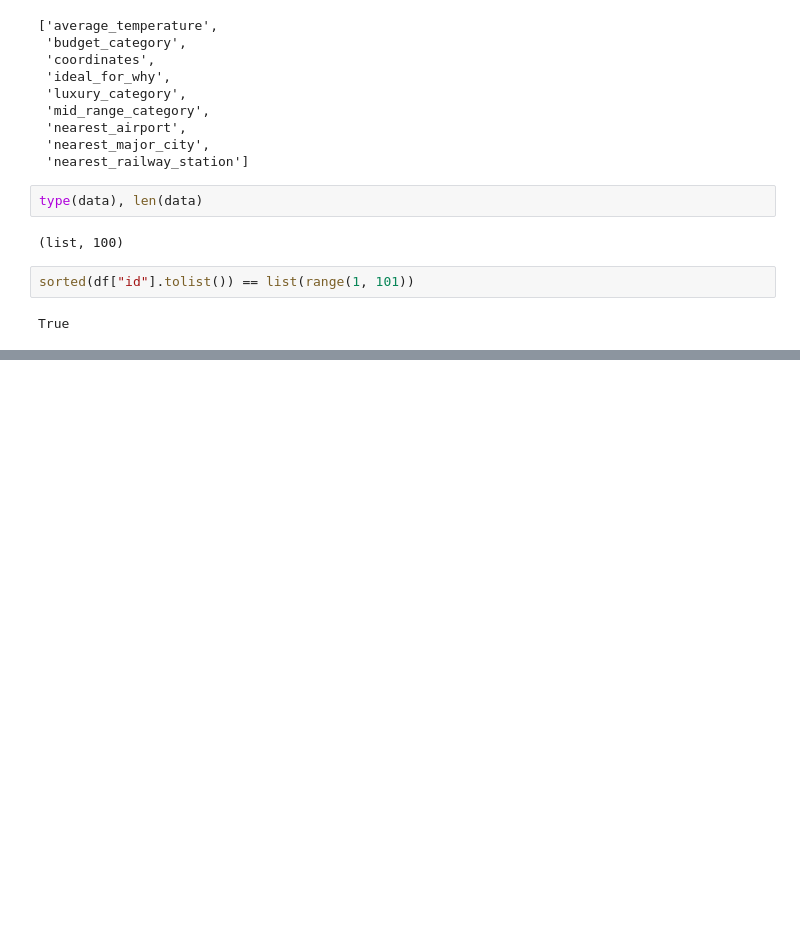
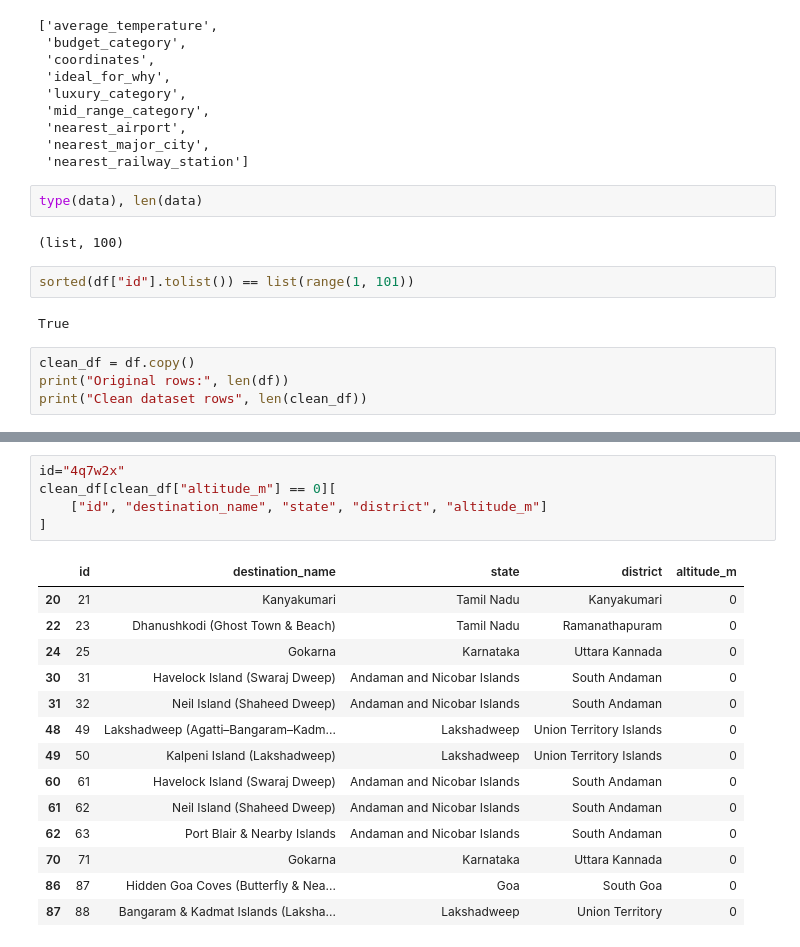
Before and after one commit to tharsna1208/BharatYatraLM, a Jupyter notebook: notebooks/01_dataset_inspection.ipynb, the cells around one changed output, grey strips where cells are left out. Saved outputs shown, nothing was run; the diff lists cells and outputs as text; blank space fills up the shorter version.

```diff
--- a/notebooks/01_dataset_inspection.ipynb
+++ b/notebooks/01_dataset_inspection.ipynb
@@ -254,3 +254,7 @@ type(data), len(data)
 sorted(df["id"].tolist()) == list(range(1, 101))
 # %% [output]
 True
+# %%
+clean_df = df.copy()
+print("Original rows:", len(df))
+print("Clean dataset rows", len(clean_df))
@@ -256,0 +315,20 @@ True
+# %%
+id="4q7w2x"
+clean_df[clean_df["altitude_m"] == 0][
+    ["id", "destination_name", "state", "district", "altitude_m"]
+]
+# %% [output]
+|  | id | destination_name | state | district | altitude_m |
+| 20 | 21 | Kanyakumari | Tamil Nadu | Kanyakumari | 0 |
+| 22 | 23 | Dhanushkodi (Ghost Town & Beach) | Tamil Nadu | Ramanathapuram | 0 |
+| 24 | 25 | Gokarna | Karnataka | Uttara Kannada | 0 |
+| 30 | 31 | Havelock Island (Swaraj Dweep) | Andaman and Nicobar Islands | South Andaman | 0 |
+| 31 | 32 | Neil Island (Shaheed Dweep) | Andaman and Nicobar Islands | South Andaman | 0 |
+| 48 | 49 | Lakshadweep (Agatti–Bangaram–Kadm... | Lakshadweep | Union Territory Islands | 0 |
+| 49 | 50 | Kalpeni Island (Lakshadweep) | Lakshadweep | Union Territory Islands | 0 |
+| 60 | 61 | Havelock Island (Swaraj Dweep) | Andaman and Nicobar Islands | South Andaman | 0 |
+| 61 | 62 | Neil Island (Shaheed Dweep) | Andaman and Nicobar Islands | South Andaman | 0 |
+| 62 | 63 | Port Blair & Nearby Islands | Andaman and Nicobar Islands | South Andaman | 0 |
+| 70 | 71 | Gokarna | Karnataka | Uttara Kannada | 0 |
+| 86 | 87 | Hidden Goa Coves (Butterfly & Nea... | Goa | South Goa | 0 |
+| 87 | 88 | Bangaram & Kadmat Islands (Laksha... | Lakshadweep | Union Territory | 0 |
```
Also changed, not shown: parts of 133 cells of this notebook.
